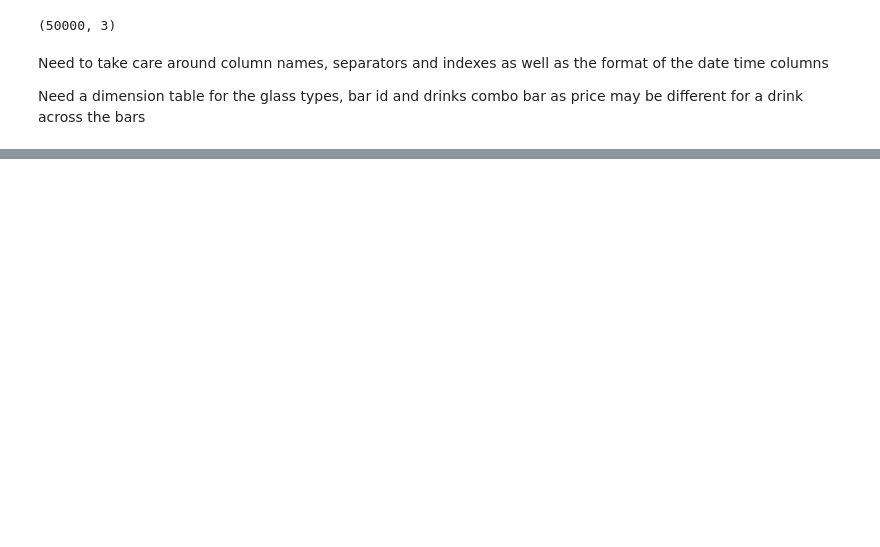
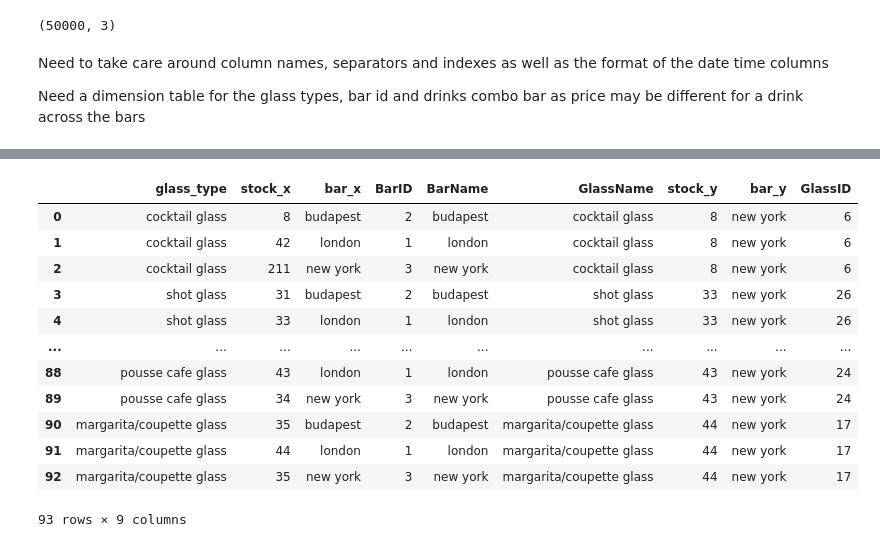
Before and after one commit to alihughf/job-hunt, a Jupyter notebook: Quantspark/explore.ipynb, the cells around one changed output, grey strips where cells are left out. Cells and saved outputs as stored; diff of their text form; code cells hidden in the pictures; blank space fills up the shorter version.

```diff
--- a/Quantspark/explore.ipynb
+++ b/Quantspark/explore.ipynb
@@ -49,0 +210,4 @@ Need a dimension table for the glass types, bar id and drinks combo bar as price
+# %%
+glasses['ID'] = glasses.index
+# %%
+glasses.rename(columns = {'ID': 'GlassID', 'glass_type': 'GlassName'}, inplace=True)
@@ -49,0 +234,21 @@ Need a dimension table for the glass types, bar id and drinks combo bar as price
+# %%
+bars = pd.DataFrame({"BarID": [1,2,3],"BarName": ["london","budapest","new york"]})
+# %%
+bar_stock = pd.merge(bar_data, bars, left_on='bar', right_on='BarName')
+bar_glasses_stock = pd.merge(bar_stock, glasses, left_on="glass_type", right_on='GlassName')
+# %%
+bar_glasses_stock
+# %% [output]
+|  | glass_type | stock_x | bar_x | BarID | BarName | GlassName | stock_y | bar_y | GlassID |
+| 0 | cocktail glass | 8 | budapest | 2 | budapest | cocktail glass | 8 | new york | 6 |
+| 1 | cocktail glass | 42 | london | 1 | london | cocktail glass | 8 | new york | 6 |
+| 2 | cocktail glass | 211 | new york | 3 | new york | cocktail glass | 8 | new york | 6 |
+| 3 | shot glass | 31 | budapest | 2 | budapest | shot glass | 33 | new york | 26 |
+| 4 | shot glass | 33 | london | 1 | london | shot glass | 33 | new york | 26 |
+| ... | ... | ... | ... | ... | ... | ... | ... | ... | ... |
+| 88 | pousse cafe glass | 43 | london | 1 | london | pousse cafe glass | 43 | new york | 24 |
+| 89 | pousse cafe glass | 34 | new york | 3 | new york | pousse cafe glass | 43 | new york | 24 |
+| 90 | margarita/coupette glass | 35 | budapest | 2 | budapest | margarita/coupette glass | 44 | new york | 17 |
+| 91 | margarita/coupette glass | 44 | london | 1 | london | margarita/coupette glass | 44 | new york | 17 |
+| 92 | margarita/coupette glass | 35 | new york | 3 | new york | margarita/coupette glass | 44 | new york | 17 |
+93 rows × 9 columns
```
Also changed, not shown: parts of 39 cells of this notebook, 2 other files.
